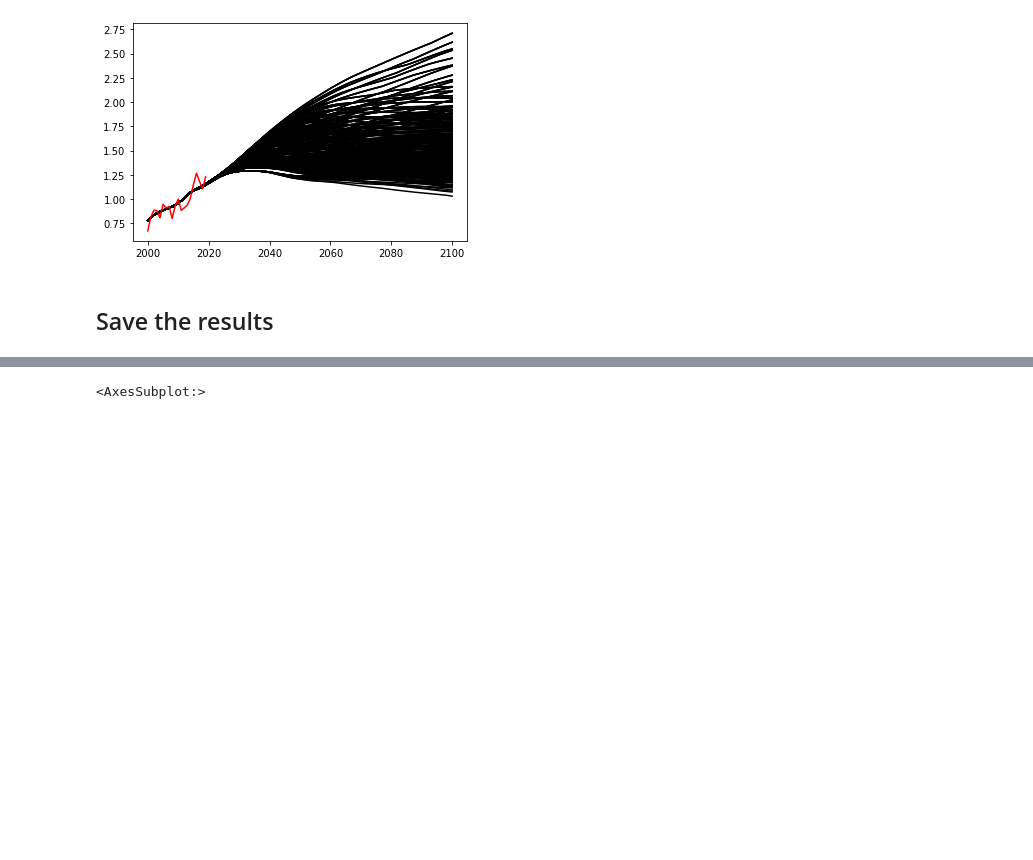
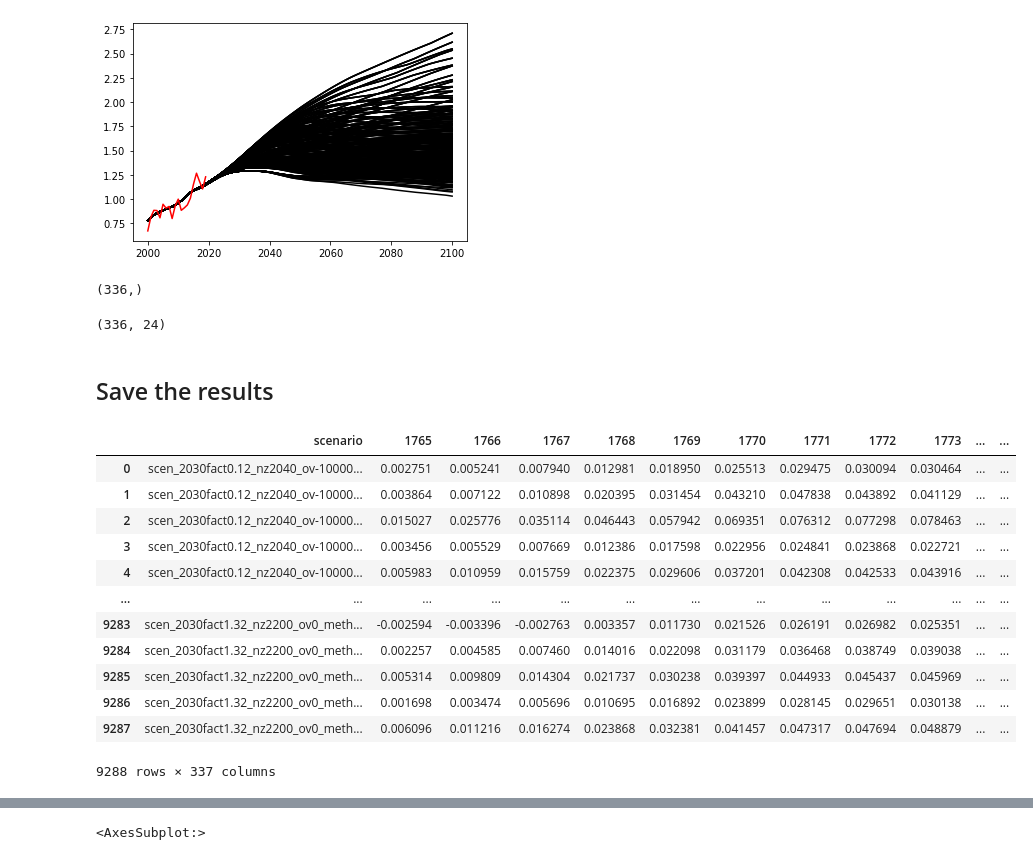
Before and after one commit to Rlamboll/PROVIDEemissions, a Jupyter notebook: notebooks/run_fair_on_systematic_paths.ipynb, the cells around one changed output, grey strips where cells are left out. Cells and saved outputs as stored; diff of their text form; code cells hidden in the pictures; blank space fills up the shorter version.

Commit message:
Added FaIR pathways data to pipeline and compressed it

```diff
--- a/notebooks/run_fair_on_systematic_paths.ipynb
+++ b/notebooks/run_fair_on_systematic_paths.ipynb
@@ -250,5 +252,40 @@ pl.plot(np.arange(2000, 2020), temp_gmst[150:]-temp_gmst[145:165].mean() + 0.85,
 # %% [output]
 [<matplotlib.lines.Line2D at 0x...>]
 [figure]
+# %%
+np.median(T_result[scen] - T_result[scen][230:250, :].mean(axis=0) + 0.85, axis=1).shape
+# %% [output]
+(336,)
+# %%
+T_result[next(iter(T_result))].shape
+# %% [output]
+(336, 24)
 # %% [markdown]
 ## Save the results
+# %%
+t_result_df = []
+for (key, val) in T_result.items():
+    tmp = pd.DataFrame(val)
+    tmp = tmp.transpose()
+    tmp["scenario"] = key
+    t_result_df.append(tmp)
+t_result_df = pd.concat(t_result_df)
+# %%
+t_result_df = t_result_df.set_index("scenario")
+t_result_df.columns = startyear + t_result_df.columns
+t_result_df = t_result_df.reset_index(drop=False)
+t_result_df
+# %% [output]
+|  | scenario | 1765 | 1766 | 1767 | 1768 | 1769 | 1770 | 1771 | 1772 | 1773 | ... | ... |
+| 0 | scen_2030fact0.12_nz2040_ov-10000... | 0.002751 | 0.005241 | 0.007940 | 0.012981 | 0.018950 | 0.025513 | 0.029475 | 0.030094 | 0.030464 | ... | ... |
+| 1 | scen_2030fact0.12_nz2040_ov-10000... | 0.003864 | 0.007122 | 0.010898 | 0.020395 | 0.031454 | 0.043210 | 0.047838 | 0.043892 | 0.041129 | ... | ... |
+| 2 | scen_2030fact0.12_nz2040_ov-10000... | 0.015027 | 0.025776 | 0.035114 | 0.046443 | 0.057942 | 0.069351 | 0.076312 | 0.077298 | 0.078463 | ... | ... |
+| 3 | scen_2030fact0.12_nz2040_ov-10000... | 0.003456 | 0.005529 | 0.007669 | 0.012386 | 0.017598 | 0.022956 | 0.024841 | 0.023868 | 0.022721 | ... | ... |
+| 4 | scen_2030fact0.12_nz2040_ov-10000... | 0.005983 | 0.010959 | 0.015759 | 0.022375 | 0.029606 | 0.037201 | 0.042308 | 0.042533 | 0.043916 | ... | ... |
+| ... | ... | ... | ... | ... | ... | ... | ... | ... | ... | ... | ... | ... |
+| 9283 | scen_2030fact1.32_nz2200_ov0_meth... | -0.002594 | -0.003396 | -0.002763 | 0.003357 | 0.011730 | 0.021526 | 0.026191 | 0.026982 | 0.025351 | ... | ... |
+| 9284 | scen_2030fact1.32_nz2200_ov0_meth... | 0.002257 | 0.004585 | 0.007460 | 0.014016 | 0.022098 | 0.031179 | 0.036468 | 0.038749 | 0.039038 | ... | ... |
+| 9285 | scen_2030fact1.32_nz2200_ov0_meth... | 0.005314 | 0.009809 | 0.014304 | 0.021737 | 0.030238 | 0.039397 | 0.044933 | 0.045437 | 0.045969 | ... | ... |
+| 9286 | scen_2030fact1.32_nz2200_ov0_meth... | 0.001698 | 0.003474 | 0.005696 | 0.010695 | 0.016892 | 0.023899 | 0.028145 | 0.029651 | 0.030138 | ... | ... |
+| 9287 | scen_2030fact1.32_nz2200_ov0_meth... | 0.006096 | 0.011216 | 0.016274 | 0.023868 | 0.032381 | 0.041457 | 0.047317 | 0.047694 | 0.048879 | ... | ... |
+9288 rows × 337 columns
```
Also changed, not shown: parts of 6 cells of this notebook, 1 other file.
